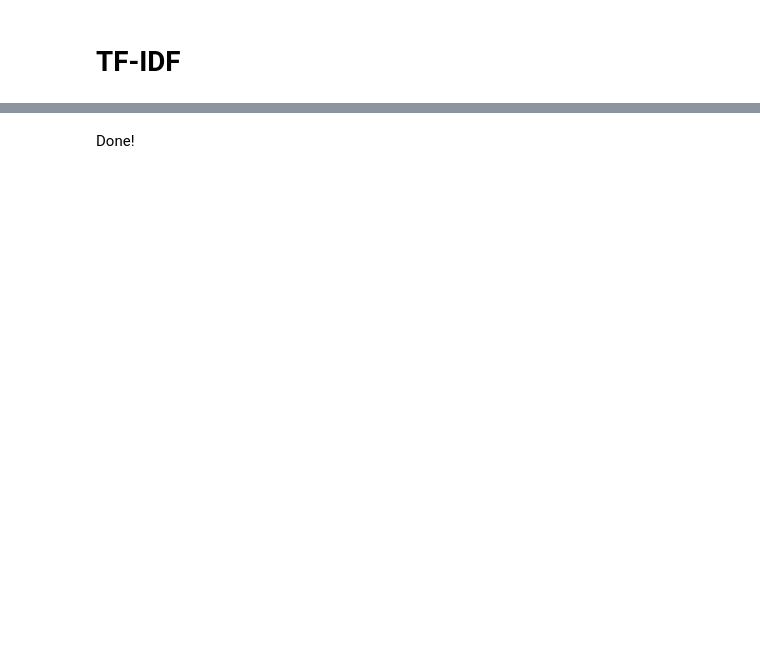
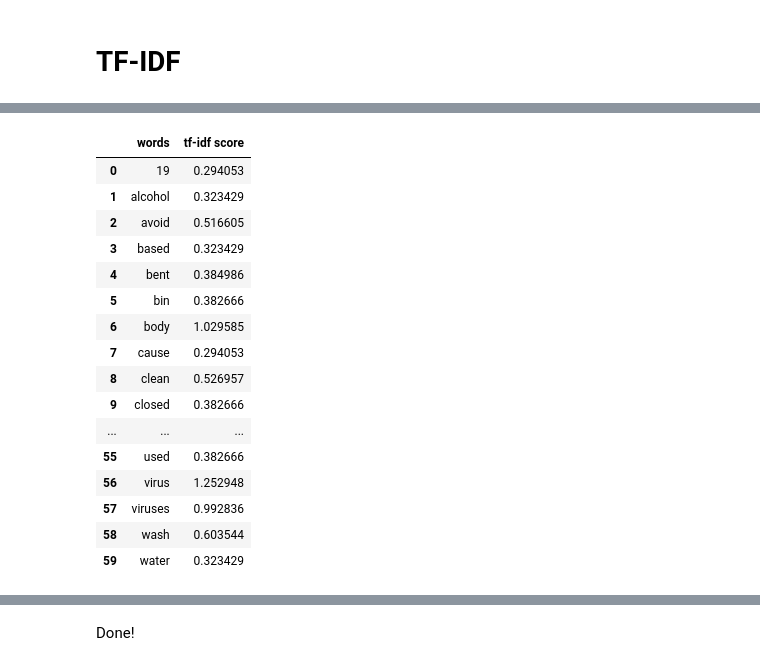
Before and after one commit to sonjaJolanda/BigDataSocialSciences, a Jupyter notebook: week6/KLEIN_sonja_week6.ipynb, the cells around one changed output, grey strips where cells are left out. Saved outputs shown, nothing was run; the diff lists cells and outputs as text; code cells hidden in the pictures; blank space fills up the shorter version.

```diff
--- a/week6/KLEIN_sonja_week6.ipynb
+++ b/week6/KLEIN_sonja_week6.ipynb
@@ -32,0 +125,2 @@ tfidf= TfidfVectorizer(stop_words='english')
+# %%
+tf_results = tfidf.fit_transform(tokenized_sent)
@@ -32,0 +158,2 @@ tfidf= TfidfVectorizer(stop_words='english')
+# %%
+tfidf_token = tfidf.get_feature_names_out()
@@ -32,0 +181,26 @@ tfidf= TfidfVectorizer(stop_words='english')
+# %%
+# think about why we need the .flat again!
+word_count = pd.DataFrame({
+    'words': tfidf_token,
+    'tf-idf score': tf_results.sum(axis=0).flat
+})
+# %%
+word_count
+# %% [output]
+|  | words | tf-idf score |
+| 0 | 19 | 0.294053 |
+| 1 | alcohol | 0.323429 |
+| 2 | avoid | 0.516605 |
+| 3 | based | 0.323429 |
+| 4 | bent | 0.384986 |
+| 5 | bin | 0.382666 |
+| 6 | body | 1.029585 |
+| 7 | cause | 0.294053 |
+| 8 | clean | 0.526957 |
+| 9 | closed | 0.382666 |
+| ... | ... | ... |
+| 55 | used | 0.382666 |
+| 56 | virus | 1.252948 |
+| 57 | viruses | 0.992836 |
+| 58 | wash | 0.603544 |
+| 59 | water | 0.323429 |
```
Also changed, not shown: parts of 18 cells of this notebook, 1 other file.
